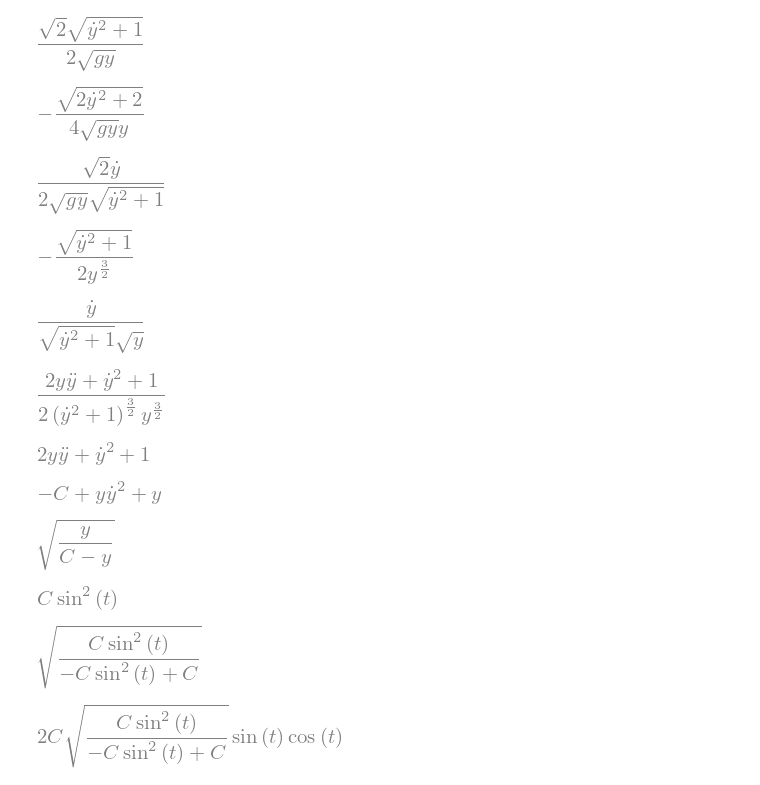
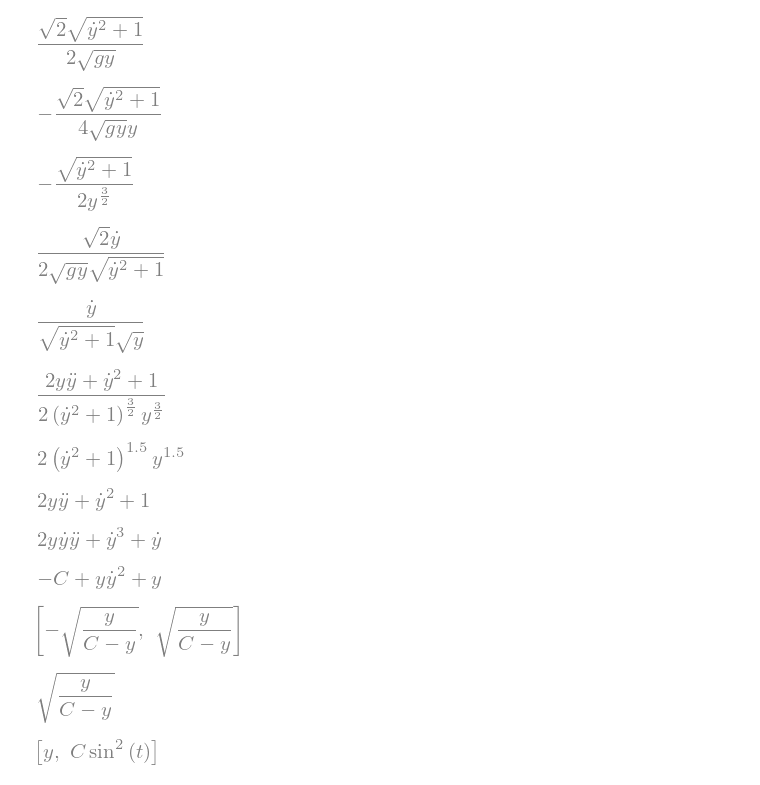
Before and after one commit to cnkndmr/brachistochrone-problem, a Jupyter notebook: shortest_path.ipynb, the cells around one changed output. Saved outputs shown, nothing was run; the diff lists cells and outputs as text; code cells hidden in the pictures.

```diff
--- a/shortest_path.ipynb
+++ b/shortest_path.ipynb
@@ -1,11 +1,9 @@
 # %%
-import numpy as np
-import matplotlib.pyplot as plt
 from sympy import *
 from sympy.physics import mechanics
 mechanics.mechanics_printing()
-y = mechanics.dynamicsymbols('y')
 t = Symbol('t')
+y = Function('y')(t)
 g = Symbol('g')
 C = Symbol('C')
 # %%
@@ -14,8 +12,15 @@ f
 # %% [output]
 [figure]
 # %%
-eq1 = diff(f, y).simplify()
-eq1
+lhs = diff(f, y)
+lhs
 # %% [output]
-[figure, old version]
+[figure, new version]
+# %%
+lhs *= sqrt(2 * g * y)
+lhs /= sqrt(y)
+lhs = lhs.simplify()
+lhs
+# %% [output]
+[figure, added]
 # %%
@@ -24,28 +29,30 @@ eq2
 # %% [output]
 [figure]
 # %%
-eq1 *= sqrt(2 * g * y)
-eq1 /= sqrt(y)
-eq1 = eq1.simplify()
-eq1
+rhs *= sqrt(2 * g * y)
+rhs /= sqrt(y)
+rhs = rhs.simplify()
+rhs
 # %% [output]
-[figure, old version]
+[figure, new version]
-# %%
-eq2 *= sqrt(2 * g * y)
-eq2 /= sqrt(y)
-eq2 = eq2.simplify()
-eq2
-# %% [output]
-[figure, removed]
-# %%
-f2 = (diff(eq2, t) - eq1).simplify()
-f2
-# %% [output]
-[figure, removed]
+# %%
+eq = (diff(rhs, t) - lhs).simplify()
+eq
+# %% [output]
+[figure, added]
 # %%
 subs_cons = 2 * y**(3/2) * (diff(y, t)**2 + 1)**(3/2)
-f3 = f2 * subs_cons
-f3
+subs_cons
 # %% [output]
-[figure, old version]
+[figure, new version]
+# %%
+eq = eq * subs_cons
+expand(eq)
+# %% [output]
+[figure, added]
+# %%
+eq = expand((eq) * (diff(y, t)))
+eq
+# %% [output]
+[figure, added]
 # %%
@@ -54,3 +61,7 @@ f4
 # %% [output]
 [figure]
+# %%
+solve(eq, 1/diff(y))
+# %% [output]
+[figure, added]
 # %%
@@ -59,17 +70,8 @@ cons
 # %% [output]
 [figure]
 # %%
-subs_par1 = (C * sin(t)**2)
+subs_par1 = [y,
+             C * sin(t)**2]
 subs_par1
 # %% [output]
-[figure, old version]
+[figure, new version]
-# %%
-f5 = cons.subs(y, subs_par1)
-f5
-# %% [output]
-[figure, removed]
-# %%
-cons2 = f5 * diff(C * sin(t)**2, t)
-cons2
-# %% [output]
-[figure, removed]
```
Also changed, not shown: parts of 10 cells of this notebook.
